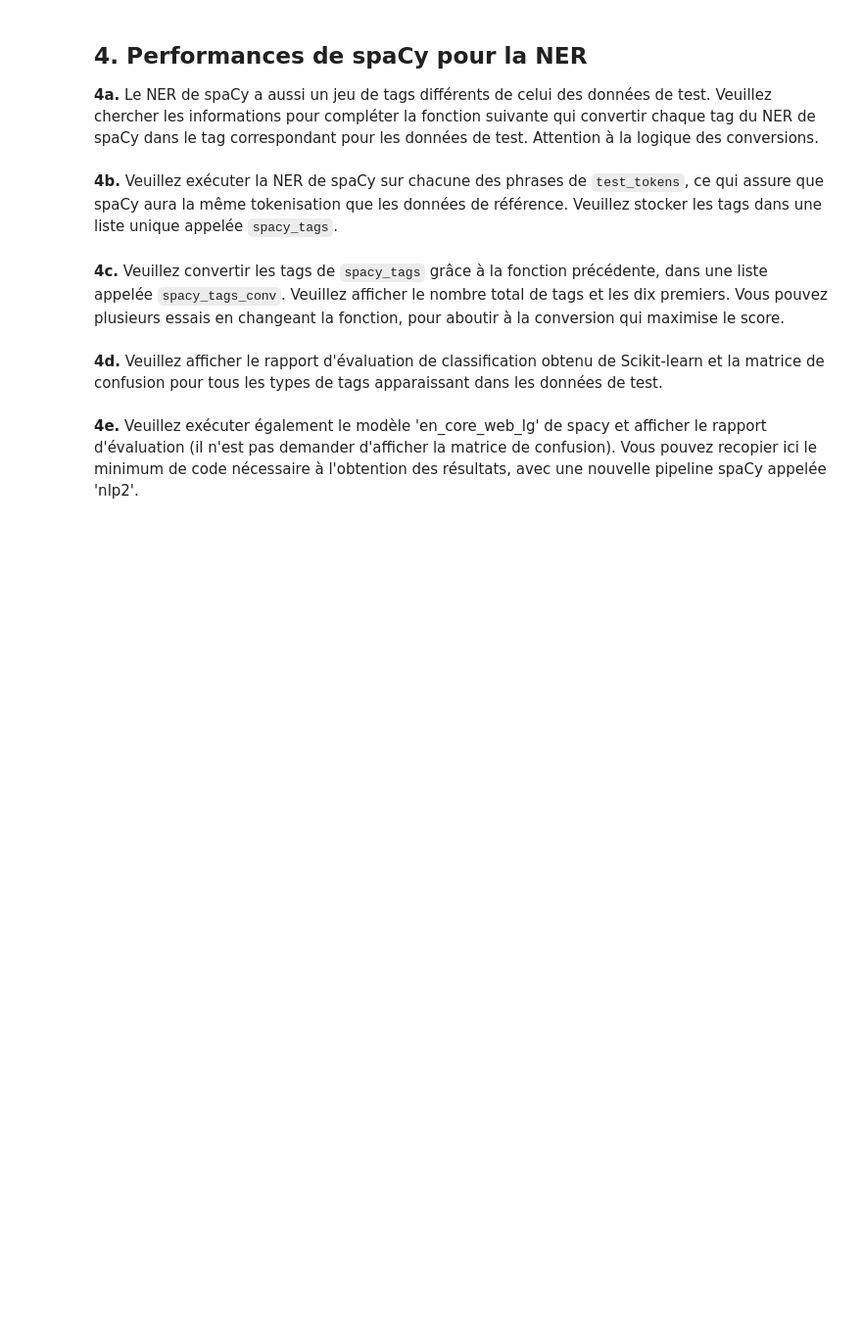
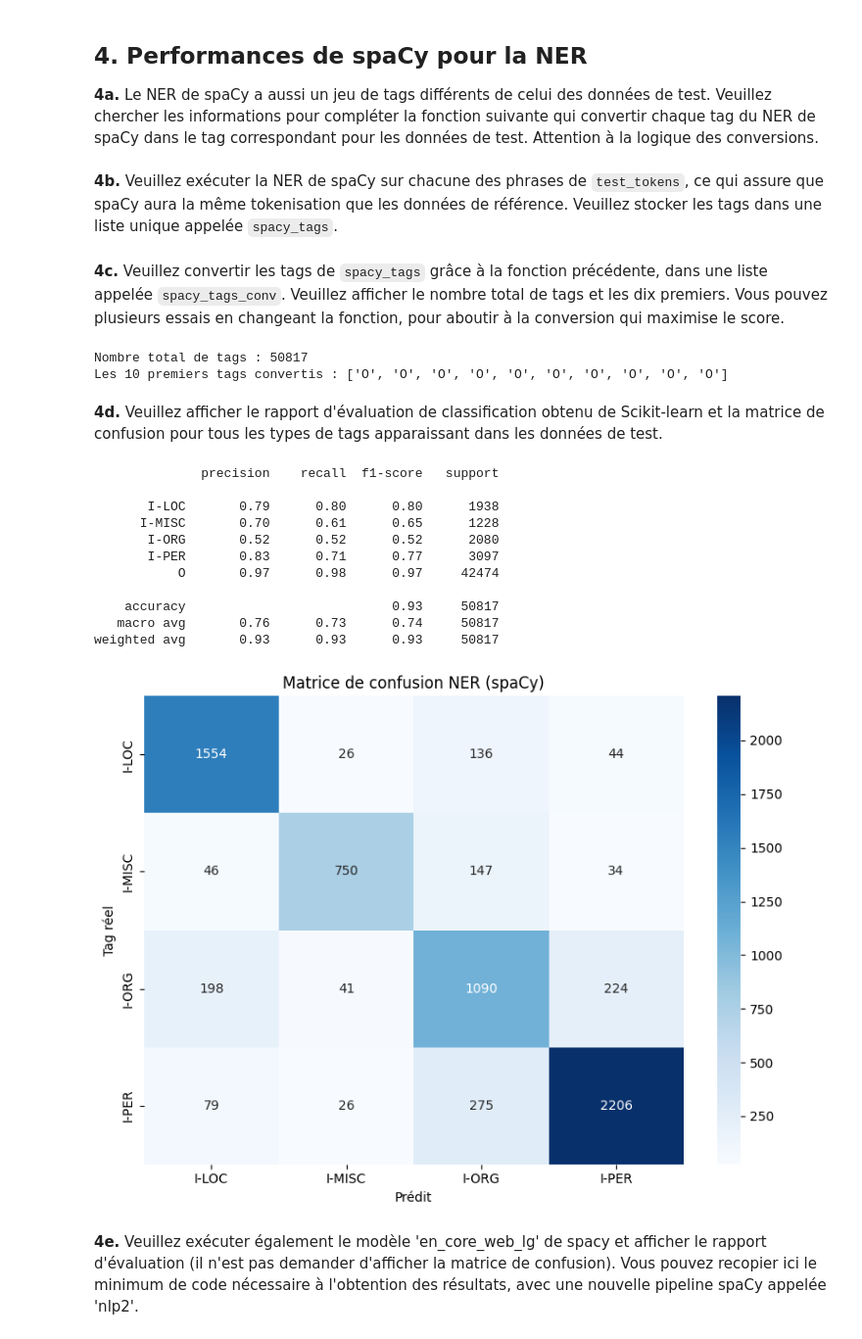
Before and after one commit to DrC0okie/HEIG_TAL_Labo4, a Jupyter notebook: TAL_Labo4_Strefeler_Van-Hove.ipynb, the cells around one changed output. Shown: that part at 98% size. Saved outputs shown, nothing was run; the diff lists cells and outputs as text; code cells hidden in the pictures; blank space fills up the shorter version.

```diff
--- a/TAL_Labo4_Strefeler_Van-Hove.ipynb
+++ b/TAL_Labo4_Strefeler_Van-Hove.ipynb
@@ -245,8 +271,63 @@ weighted avg       0.89      0.91      0.90     50817
 # %% [markdown]
 **4b.** Veuillez exécuter la NER de spaCy sur chacune des phrases de `test_tokens`, ce qui assure que spaCy aura la même tokenisation que les données de référence.  Veuillez stocker les tags dans une liste unique appelée `spacy_tags`.
+# %%
+spacy_tags = []
+
+for sentence in test_tokens:
+    # Création manuelle d'un Doc avec les tokens déjà définis
+    doc = Doc(nlp.vocab, words=sentence)
+    # Appliquer le pipeline NER sur le Doc
+    doc = nlp(doc)
+
+    # Associer chaque token à son entité, ou 'O' s'il n'en a pas
+    for token in doc:
+        if token.ent_type_:
+            spacy_tags.append(token.ent_type_)
+        else:
+            spacy_tags.append('O')
 # %% [markdown]
 **4c.** Veuillez convertir les tags de `spacy_tags` grâce à la fonction précédente, dans une liste appelée `spacy_tags_conv`.  Veuillez afficher le nombre total de tags et les dix premiers.  Vous pouvez plusieurs essais en changeant la fonction, pour aboutir à la conversion qui maximise le score.
+# %%
+spacy_tags_conv = [convert_spacy_conll(tag) for tag in spacy_tags]
+
+print("Nombre total de tags :", len(spacy_tags_conv))
+print("Les 10 premiers tags convertis :", spacy_tags_conv[:10])
+# %% [output]
+Nombre total de tags : 50817
+Les 10 premiers tags convertis : ['O', 'O', 'O', 'O', 'O', 'O', 'O', 'O', 'O', 'O']
 # %% [markdown]
 **4d.** Veuillez afficher le rapport d'évaluation de classification obtenu de Scikit-learn et la matrice de confusion pour tous les types de tags apparaissant dans les données de test.
+# %%
+from sklearn.metrics import classification_report, confusion_matrix
+import seaborn as sns
+import matplotlib.pyplot as plt
+
+# Rapport
+print(classification_report(test_tags, spacy_tags_conv))
+
+# Matrice de confusion (sans 'O')
+labels = sorted(set(test_tags) - {'O'})
+cm = confusion_matrix(test_tags, spacy_tags_conv, labels=labels)
+
+plt.figure(figsize=(8,6))
+sns.heatmap(cm, annot=True, fmt='d', xticklabels=labels, yticklabels=labels, cmap='Blues')
+plt.xlabel("Prédit")
+plt.ylabel("Tag réel")
+plt.title("Matrice de confusion NER (spaCy)")
+plt.tight_layout()
+plt.show()
+# %% [output]
+              precision    recall  f1-score   support
+
+       I-LOC       0.79      0.80      0.80      1938
+      I-MISC       0.70      0.61      0.65      1228
+       I-ORG       0.52      0.52      0.52      2080
+       I-PER       0.83      0.71      0.77      3097
+           O       0.97      0.98      0.97     42474
+
+    accuracy                           0.93     50817
+   macro avg       0.76      0.73      0.74     50817
+weighted avg       0.93      0.93      0.93     50817
+[figure, added]
 # %% [markdown]
 **4e.** Veuillez exécuter également le modèle 'en_core_web_lg' de spacy et afficher le rapport d'évaluation (il n'est pas demander d'afficher la matrice de confusion).  Vous pouvez recopier ici le minimum de code nécessaire à l'obtention des résultats, avec une nouvelle pipeline spaCy appelée 'nlp2'.
```
Also changed, not shown: parts of 4 cells of this notebook, 1 other file.
